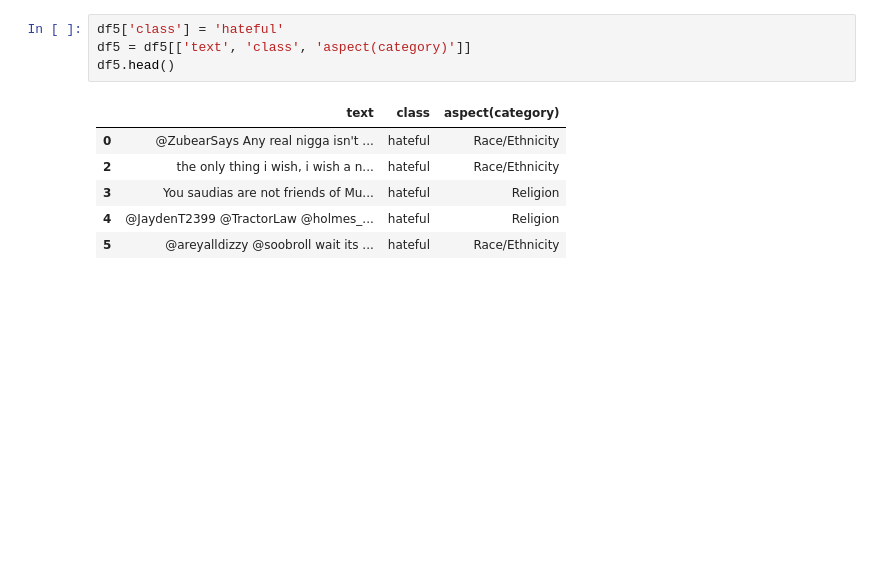
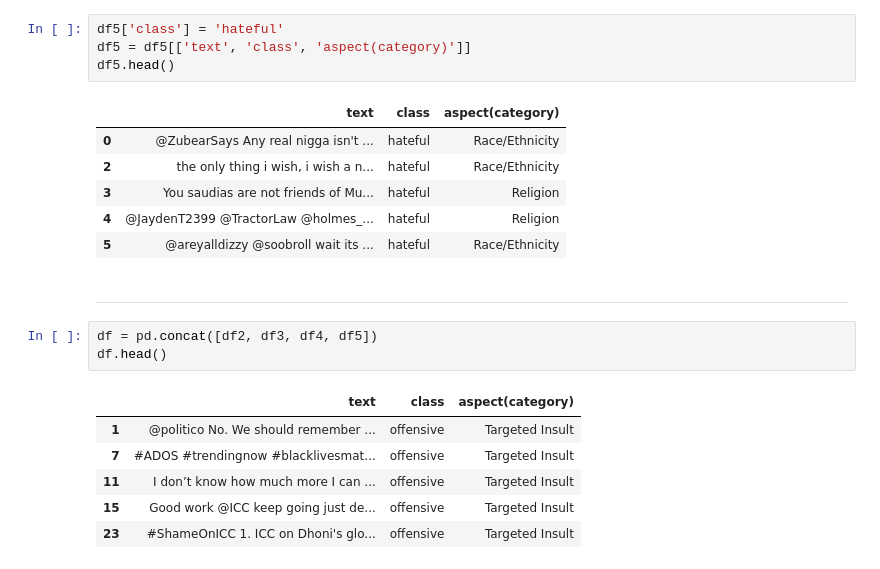
Before and after one commit to AbdulManaf12/Hate-Speech-Detection, a Jupyter notebook: Dataset Statistics/dataset_merging (multi dataset).ipynb, the cells around one changed output. Drawn from its saved outputs; the diff is of its cells as text; blank space fills up the shorter version.

```diff
--- a/Dataset Statistics/dataset_merging (multi dataset).ipynb
+++ b/Dataset Statistics/dataset_merging (multi dataset).ipynb
@@ -361,3 +369,15 @@ df5.head()
 | 3 | You saudias are not friends of Mu... | hateful | Religion |
 | 4 | @JaydenT2399 @TractorLaw @holmes_... | hateful | Religion |
 | 5 | @areyalldizzy @soobroll wait its ... | hateful | Race/Ethnicity |
+# %% [markdown]
+-------------
+# %%
+df = pd.concat([df2, df3, df4, df5])
+df.head()
+# %% [output]
+|  | text | class | aspect(category) |
+| 1 | @politico No. We should remember ... | offensive | Targeted Insult |
+| 7 | #ADOS #trendingnow #blacklivesmat... | offensive | Targeted Insult |
+| 11 | I don’t know how much more I can ... | offensive | Targeted Insult |
+| 15 | Good work @ICC keep going just de... | offensive | Targeted Insult |
+| 23 | #ShameOnICC 1. ICC on Dhoni's glo... | offensive | Targeted Insult |
```
Also changed, not shown: parts of 9 cells of this notebook.
